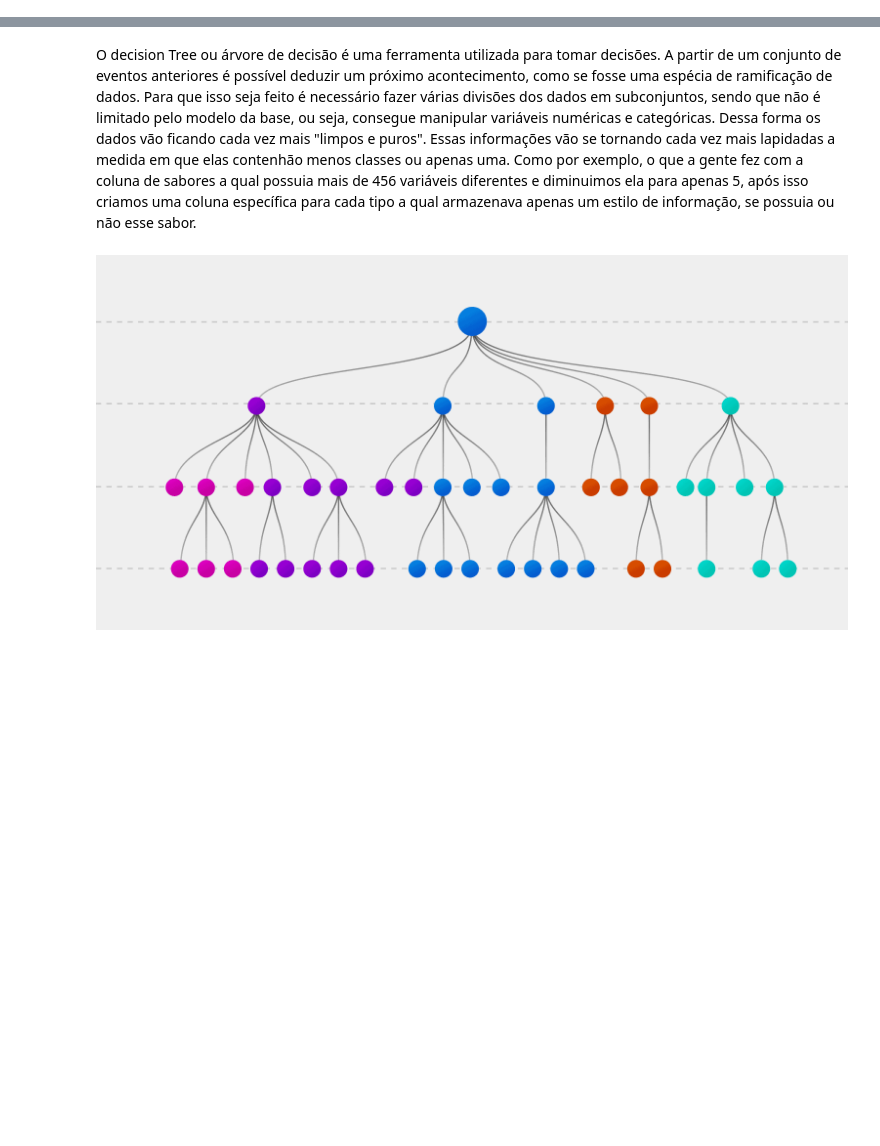
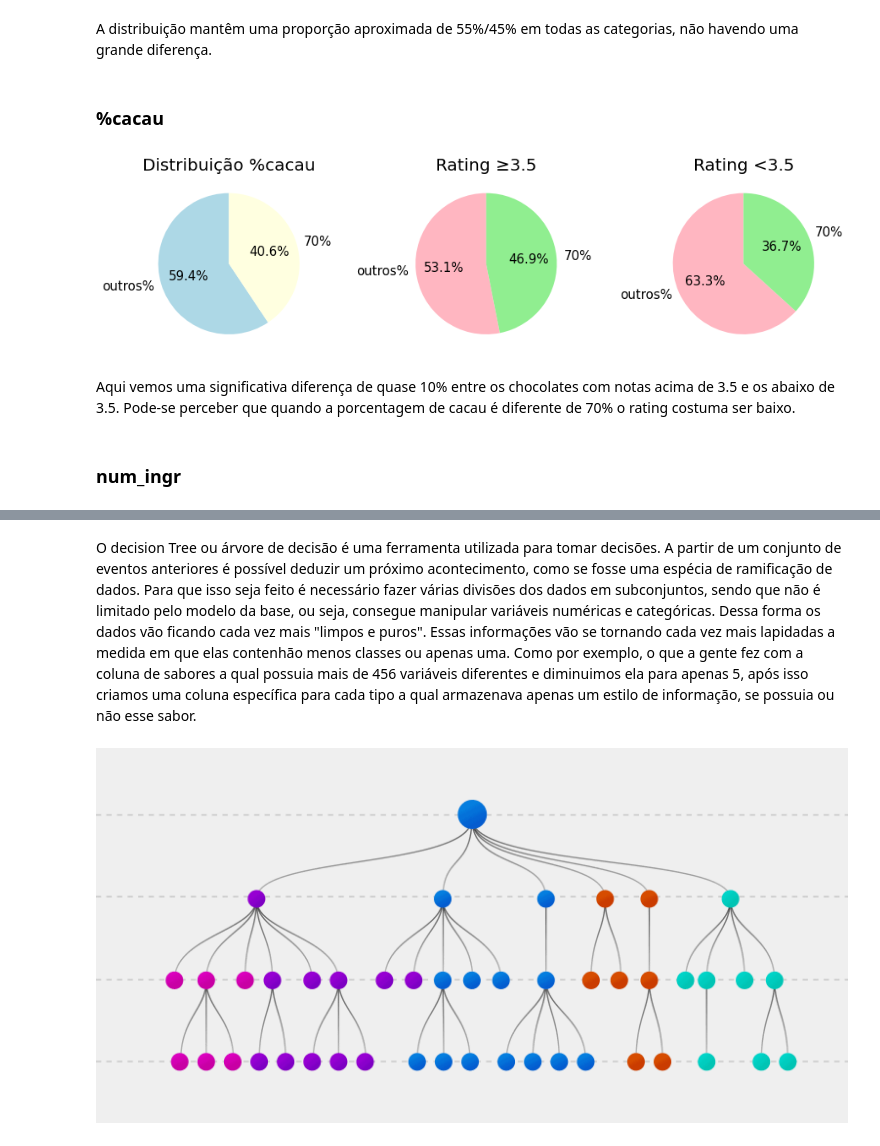
Before and after one commit to Pedro2712/Projeto_2-ciedados, a Jupyter notebook: Projeto 2 - Ciedados.ipynb, the cells around one changed output, grey strips where cells are left out. Saved outputs shown, nothing was run; the diff lists cells and outputs as text; code cells hidden in the pictures; blank space fills up the shorter version.

```diff
--- a/Projeto 2 - Ciedados.ipynb
+++ b/Projeto 2 - Ciedados.ipynb
@@ -590,0 +388,12 @@ plt.tight_layout(pad=2) ;
+# %% [markdown]
+A distribuição mantêm uma proporção aproximada de 55%/45% em todas as categorias, não havendo uma grande diferença.
+# %% [markdown]
+### %cacau
+# %%
+grafico_analise_explo("%cacau", "outros%", "70%", 'lightblue', 'lightyellow', 'lightpink', 'lightgreen')
+# %% [output]
+[figure, added]
+# %% [markdown]
+Aqui vemos uma significativa diferença de quase 10% entre os chocolates com notas acima de 3.5 e os abaixo de 3.5. Pode-se perceber que quando a porcentagem de cacau é diferente de 70% o rating costuma ser baixo.
+# %% [markdown]
+### num_ingr
```
Also changed, not shown: parts of 151 cells of this notebook.
